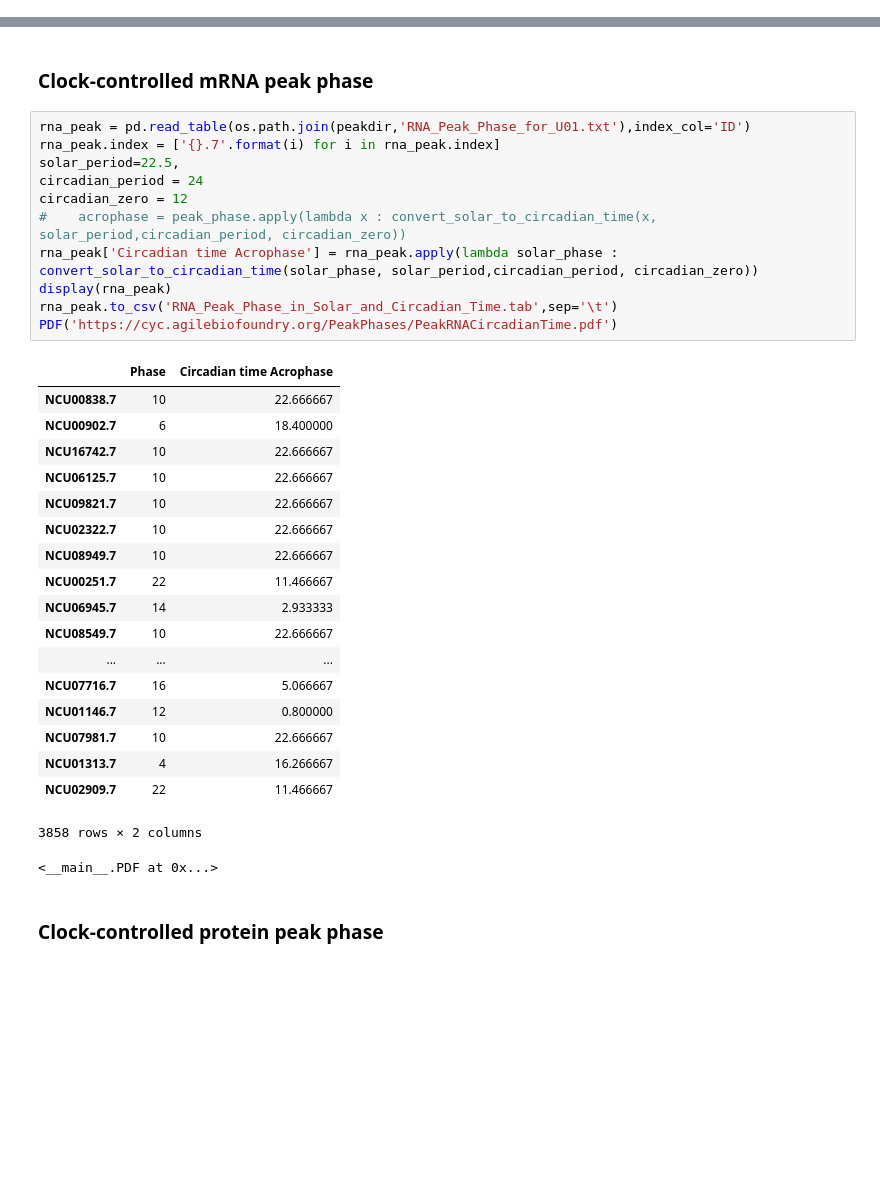
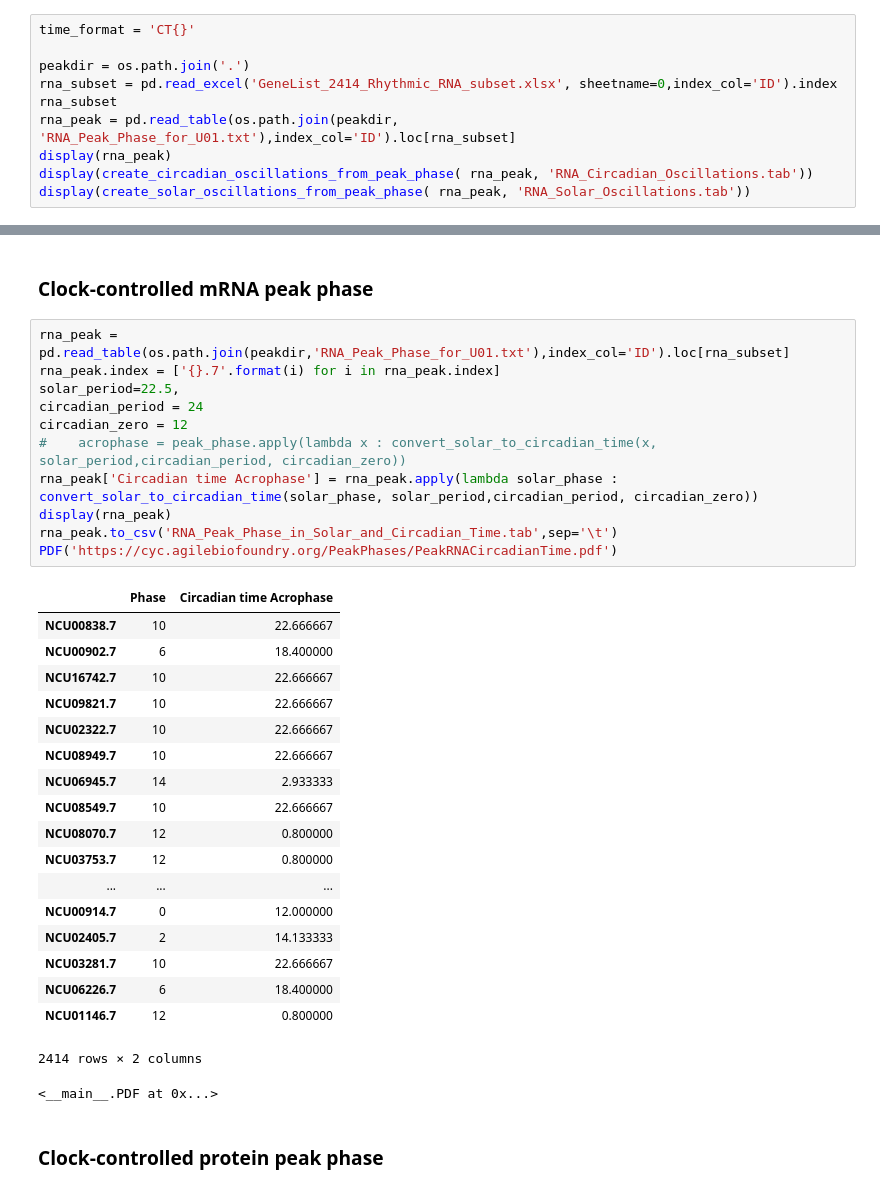
Before and after one commit to djinnome/PeakPhases, a Jupyter notebook: PeakPhaseAnalysis.ipynb, the cells around one changed output, grey strips where cells are left out. Cells and saved outputs as stored; diff of their text form; blank space fills up the shorter version.

Commit message:
GeneList added to Restrict mRNA to proteins that are detected

```diff
--- a/PeakPhaseAnalysis.ipynb
+++ b/PeakPhaseAnalysis.ipynb
@@ -150,0 +108,10 @@ display(create_solar_oscillations_from_peak_phase( rna_peak, 'RNA_Solar_Oscillat
+# %%
+time_format = 'CT{}'
+
+peakdir = os.path.join('.')
+rna_subset = pd.read_excel('GeneList_2414_Rhythmic_RNA_subset.xlsx', sheetname=0,index_col='ID').index
+rna_subset
+rna_peak = pd.read_table(os.path.join(peakdir, 'RNA_Peak_Phase_for_U01.txt'),index_col='ID').loc[rna_subset]
+display(rna_peak)
+display(create_circadian_oscillations_from_peak_phase( rna_peak, 'RNA_Circadian_Oscillations.tab'))
+display(create_solar_oscillations_from_peak_phase( rna_peak, 'RNA_Solar_Oscillations.tab'))
@@ -164,35 +187,35 @@ Nucleic Acids Research 34:3771-8 (2006)
 # %% [markdown]
 ### Clock-controlled mRNA peak phase
 # %%
-rna_peak = pd.read_table(os.path.join(peakdir,'RNA_Peak_Phase_for_U01.txt'),index_col='ID')
+rna_peak = pd.read_table(os.path.join(peakdir,'RNA_Peak_Phase_for_U01.txt'),index_col='ID').loc[rna_subset]
 rna_peak.index = ['{}.7'.format(i) for i in rna_peak.index]
 solar_period=22.5,
 circadian_period = 24
 circadian_zero = 12
 #    acrophase = peak_phase.apply(lambda x : convert_solar_to_circadian_time(x, solar_period,circadian_period, circadian_zero))
 rna_peak['Circadian time Acrophase'] = rna_peak.apply(lambda solar_phase : convert_solar_to_circadian_time(solar_phase, solar_period,circadian_period, circadian_zero))
 display(rna_peak)
 rna_peak.to_csv('RNA_Peak_Phase_in_Solar_and_Circadian_Time.tab',sep='\t')
 PDF('https://cyc.agilebiofoundry.org/PeakPhases/PeakRNACircadianTime.pdf')
 # %% [output]
 |  | Phase | Circadian time Acrophase |
 | NCU00838.7 | 10 | 22.666667 |
 | NCU00902.7 | 6 | 18.400000 |
 | NCU16742.7 | 10 | 22.666667 |
-| NCU06125.7 | 10 | 22.666667 |
 | NCU09821.7 | 10 | 22.666667 |
 | NCU02322.7 | 10 | 22.666667 |
 | NCU08949.7 | 10 | 22.666667 |
-| NCU00251.7 | 22 | 11.466667 |
 | NCU06945.7 | 14 | 2.933333 |
 | NCU08549.7 | 10 | 22.666667 |
+| NCU08070.7 | 12 | 0.800000 |
+| NCU03753.7 | 12 | 0.800000 |
 | ... | ... | ... |
-| NCU07716.7 | 16 | 5.066667 |
+| NCU00914.7 | 0 | 12.000000 |
+| NCU02405.7 | 2 | 14.133333 |
+| NCU03281.7 | 10 | 22.666667 |
+| NCU06226.7 | 6 | 18.400000 |
 | NCU01146.7 | 12 | 0.800000 |
-| NCU07981.7 | 10 | 22.666667 |
-| NCU01313.7 | 4 | 16.266667 |
-| NCU02909.7 | 22 | 11.466667 |
-3858 rows × 2 columns
+2414 rows × 2 columns
 <__main__.PDF at 0x...>
 # %% [markdown]
 ### Clock-controlled protein peak phase
```
Also changed, not shown: parts of 9 cells of this notebook, 5 other files.
